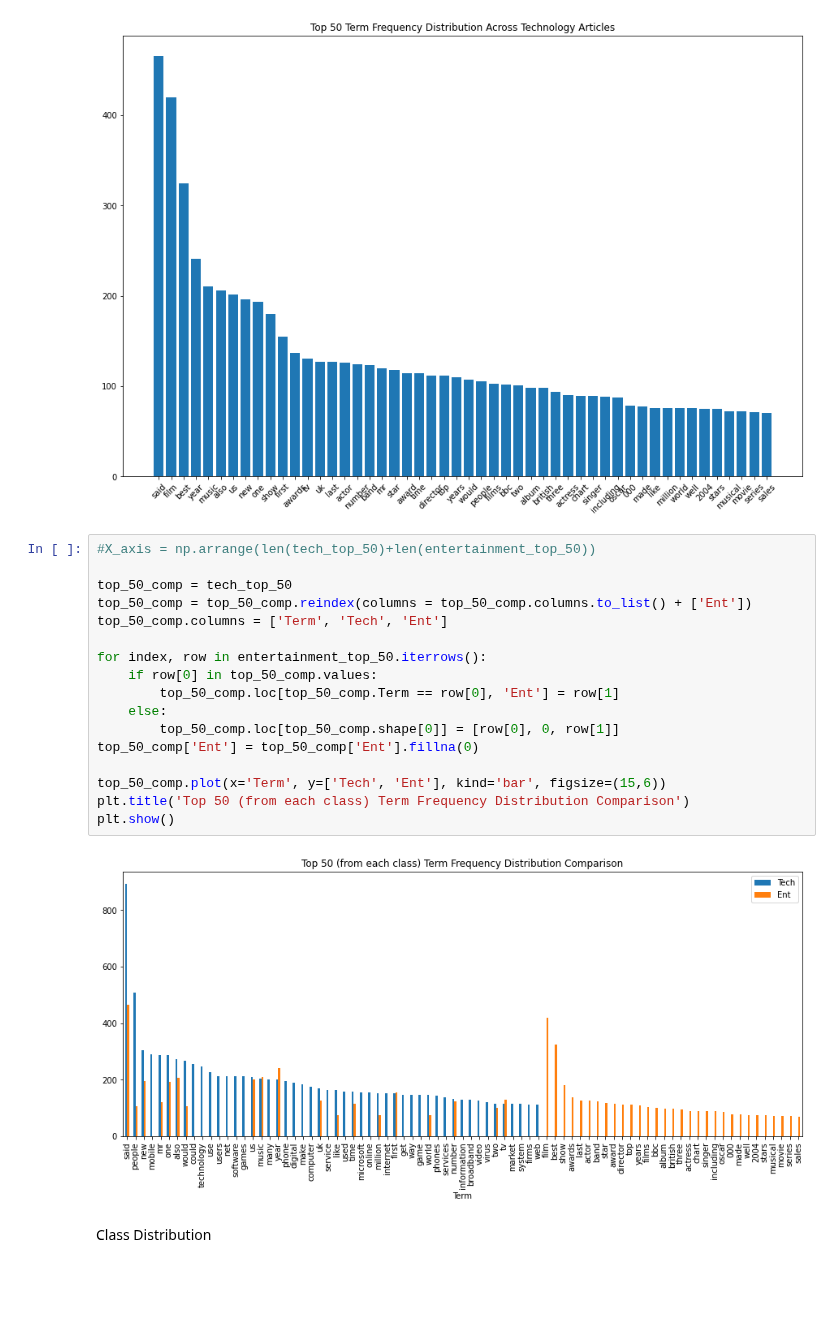
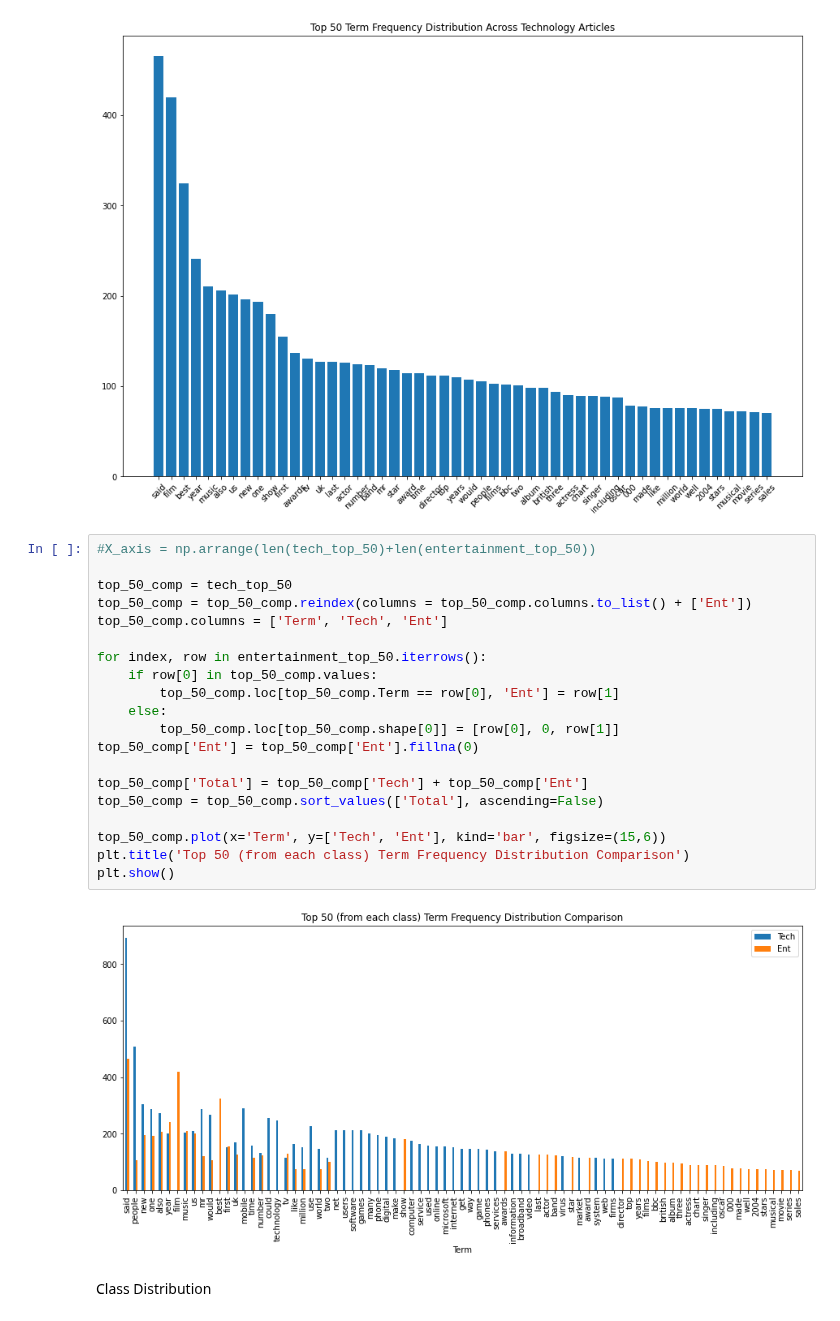
Before and after one commit to waldosingleton/Assignment_3, a Jupyter notebook: Group_1.ipynb, the cells around one changed output. Drawn from its saved outputs; the diff is of its cells as text; blank space fills up the shorter version.

Commit message:
all plots done

```diff
--- a/Group_1.ipynb
+++ b/Group_1.ipynb
@@ -220,22 +220,25 @@ plt.show()
 # %%
 #X_axis = np.arrange(len(tech_top_50)+len(entertainment_top_50))
 
 top_50_comp = tech_top_50
 top_50_comp = top_50_comp.reindex(columns = top_50_comp.columns.to_list() + ['Ent'])
 top_50_comp.columns = ['Term', 'Tech', 'Ent']
 
 for index, row in entertainment_top_50.iterrows():
     if row[0] in top_50_comp.values:
         top_50_comp.loc[top_50_comp.Term == row[0], 'Ent'] = row[1]
     else:
         top_50_comp.loc[top_50_comp.shape[0]] = [row[0], 0, row[1]]
 top_50_comp['Ent'] = top_50_comp['Ent'].fillna(0)
 
+top_50_comp['Total'] = top_50_comp['Tech'] + top_50_comp['Ent']
+top_50_comp = top_50_comp.sort_values(['Total'], ascending=False)
+
 top_50_comp.plot(x='Term', y=['Tech', 'Ent'], kind='bar', figsize=(15,6))
 plt.title('Top 50 (from each class) Term Frequency Distribution Comparison')
 plt.show()
 # %% [output]
-[figure, old version]
+[figure, new version]
 # %% [markdown]
 Class Distribution
 # %%
```
